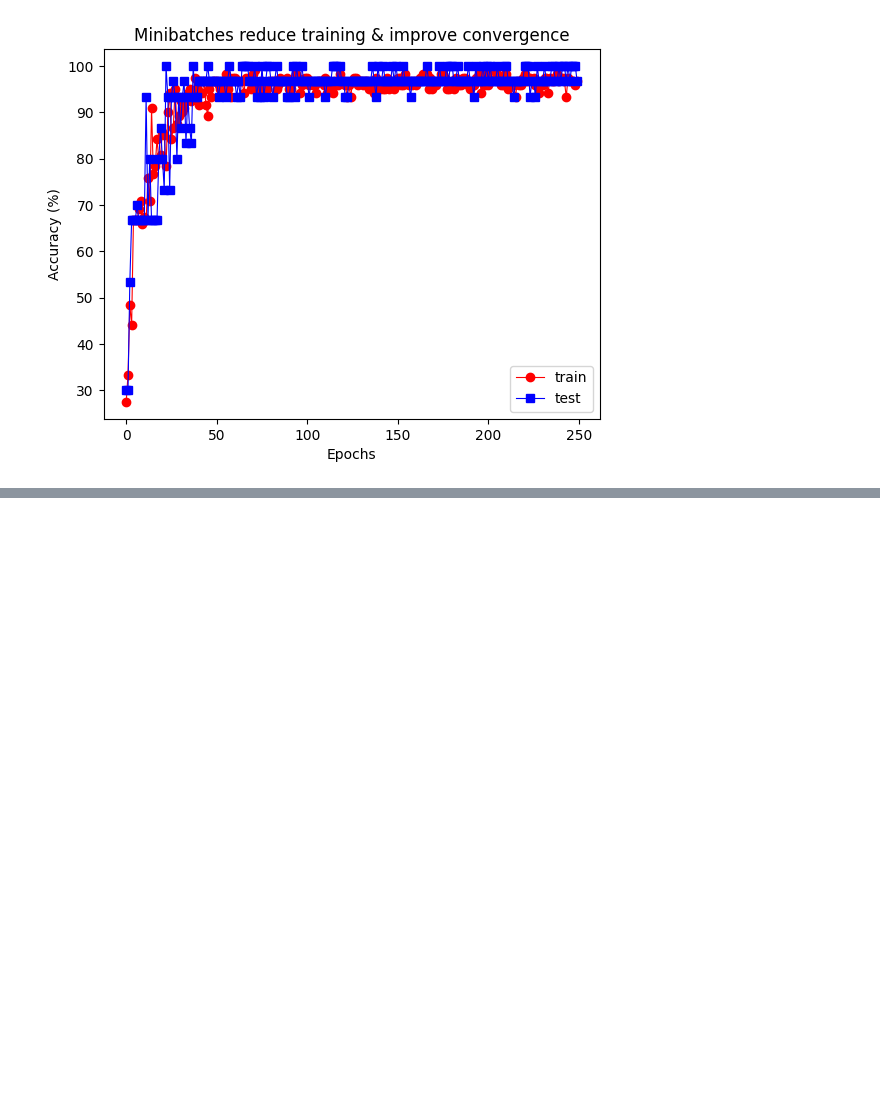
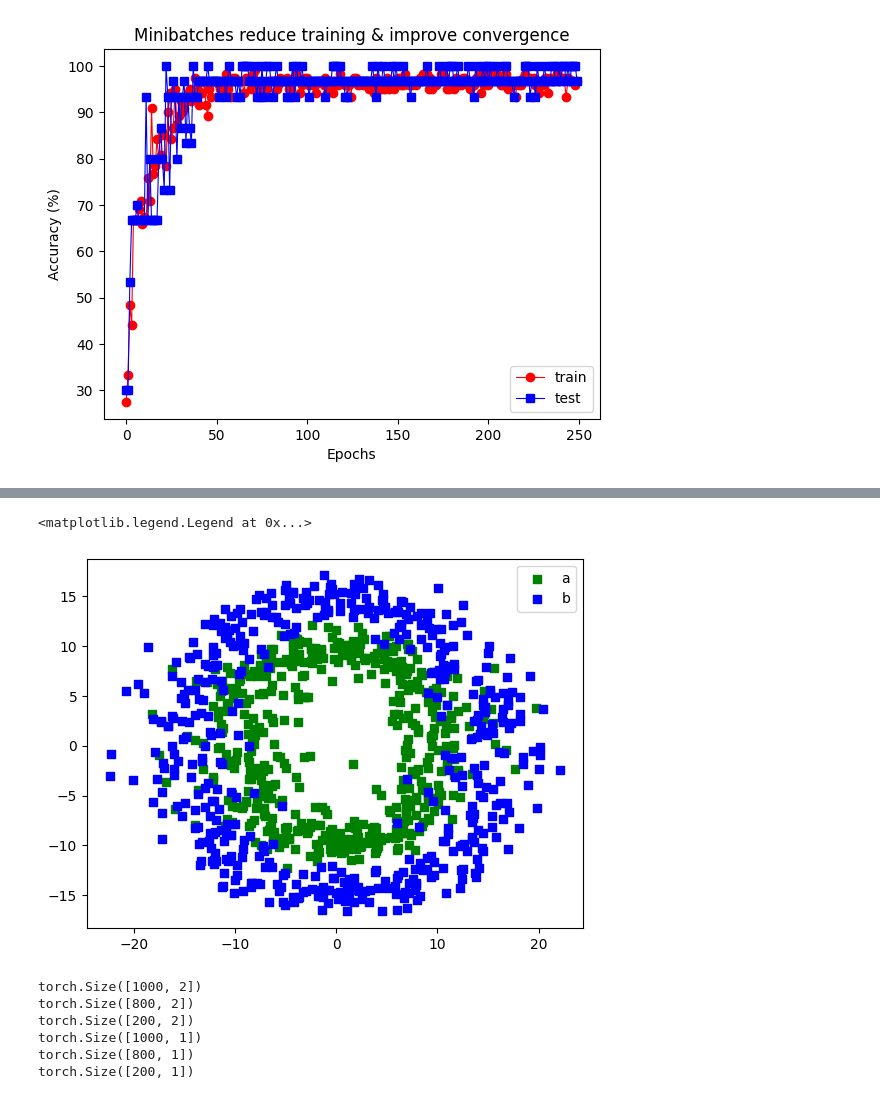
Before and after one commit to taruvaid/Fourier-Neural-Operators, a Jupyter notebook: Neural_Nets_Overfitting_&_Regularlization.ipynb, the cells around one changed output, grey strips where cells are left out. Cells and saved outputs as stored; diff of their text form; code cells hidden in the pictures; blank space fills up the shorter version.

```diff
--- a/Neural_Nets_Overfitting_&_Regularlization.ipynb
+++ b/Neural_Nets_Overfitting_&_Regularlization.ipynb
@@ -397,0 +515,46 @@ plt.legend()
+# %%
+# dataset creation
+nPerClust =500
+
+th = np.linspace(0,4*np.pi,nPerClust)
+r1 = 10
+r2 = 15
+
+# generate data
+a = [r1*np.cos(th) + np.random.randn(nPerClust)*3,
+     r1*np.sin(th) + np.random.randn(nPerClust)]
+
+b = [r2*np.cos(th) + np.random.randn(nPerClust)*3,
+     r2*np.sin(th) + np.random.randn(nPerClust)]
+
+data_np = np.hstack((a,b)).T
+data = torch.tensor(data_np).float()
+
+#true labels
+labels_np = np.vstack((np.zeros((nPerClust,1)),np.ones((nPerClust,1))))
+labels = torch.tensor(labels_np).float()
+
+plt.scatter(a[0],a[1],label ="a",marker ="s",color = "green" )
+plt.scatter(b[0],b[1],label ="b",marker ="s",color = "blue")
+plt.legend()
+# %% [output]
+<matplotlib.legend.Legend at 0x...>
+[figure, added]
+# %%
+# train - test split
+data_train, data_test, labels_train, labels_test = train_test_split(data,labels,train_size = 0.8)
+
+print(data.shape)
+print(data_train.shape)
+print(data_test.shape)
+
+print(labels.shape)
+print(labels_train.shape)
+print(labels_test.shape)
+# %% [output]
+torch.Size([1000, 2])
+torch.Size([800, 2])
+torch.Size([200, 2])
+torch.Size([1000, 1])
+torch.Size([800, 1])
+torch.Size([200, 1])
```
Also changed, not shown: parts of 37 cells of this notebook.
